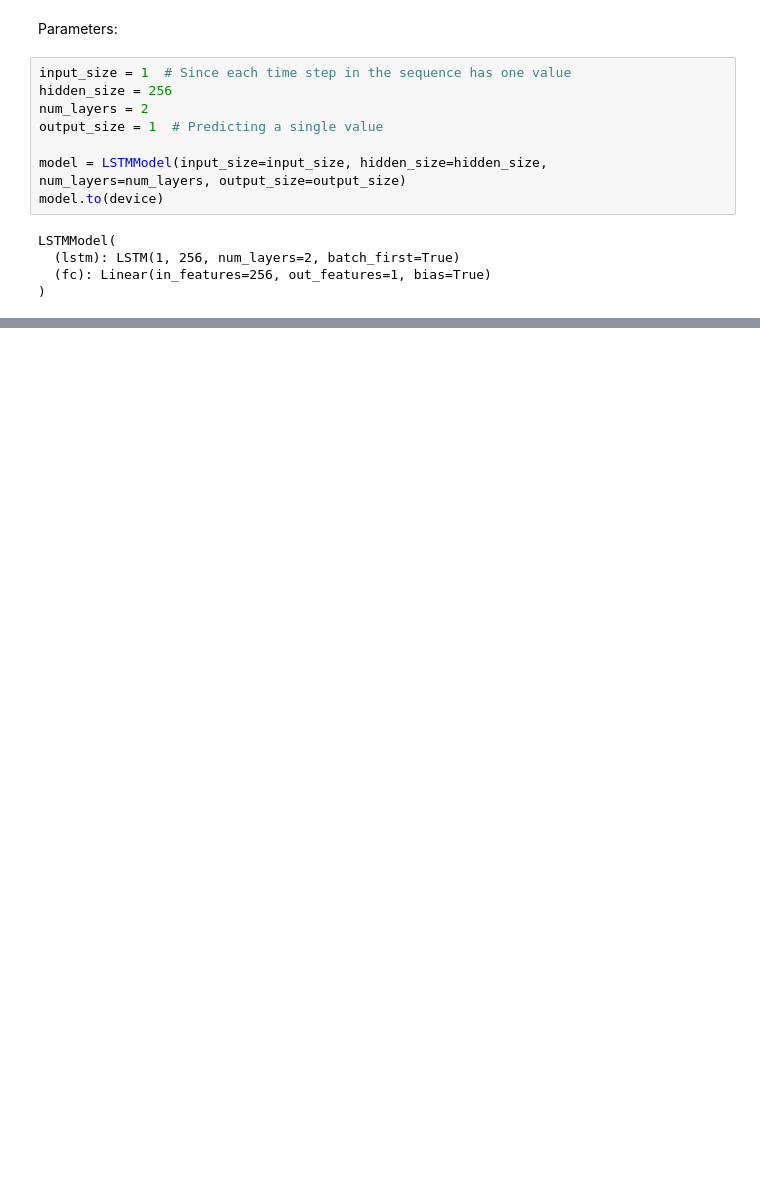
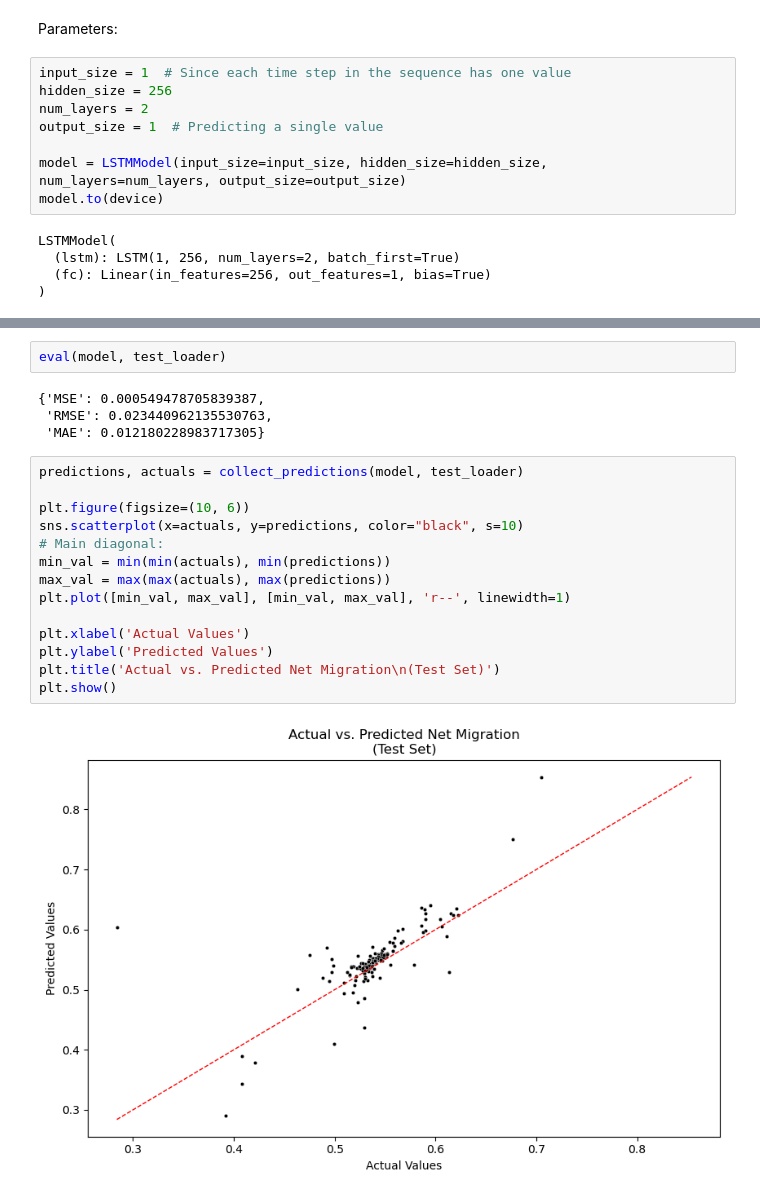
Before and after one commit to kssrr/migration-flow-prediction, a Jupyter notebook: src/plain_lstm.ipynb, the cells around one changed output, grey strips where cells are left out. Saved outputs shown, nothing was run; the diff lists cells and outputs as text; blank space fills up the shorter version.

```diff
--- a/src/plain_lstm.ipynb
+++ b/src/plain_lstm.ipynb
@@ -177,0 +298,22 @@ for epoch in range(num_epochs):
+# %%
+eval(model, test_loader)
+# %% [output]
+{'MSE': 0.000549478705839387,
+ 'RMSE': 0.023440962135530763,
+ 'MAE': 0.012180228983717305}
+# %%
+predictions, actuals = collect_predictions(model, test_loader)
+
+plt.figure(figsize=(10, 6))
+sns.scatterplot(x=actuals, y=predictions, color="black", s=10)
+# Main diagonal:
+min_val = min(min(actuals), min(predictions))
+max_val = max(max(actuals), max(predictions))
+plt.plot([min_val, max_val], [min_val, max_val], 'r--', linewidth=1)
+
+plt.xlabel('Actual Values')
+plt.ylabel('Predicted Values')
+plt.title('Actual vs. Predicted Net Migration\n(Test Set)')
+plt.show()
+# %% [output]
+[figure, added]
```
Also changed, not shown: parts of 14 cells of this notebook.
